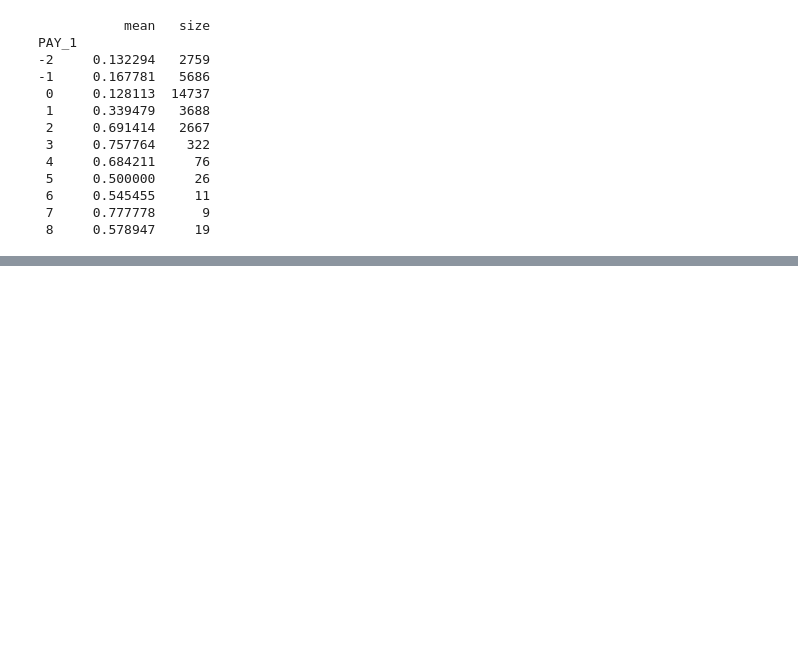
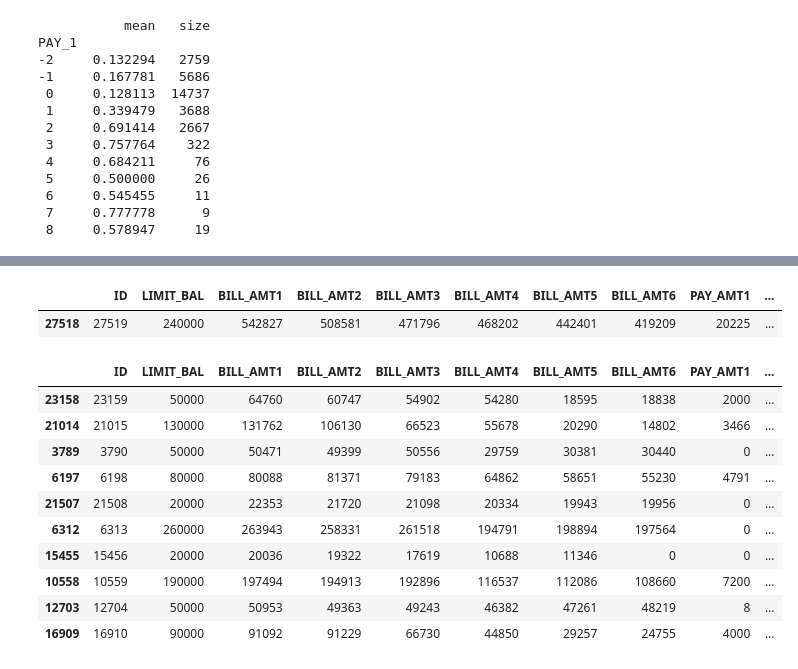
Before and after one commit to Luben69/Default-of-Credit-Card-Clients, a Jupyter notebook: Untitled.ipynb, the cells around one changed output, grey strips where cells are left out. Cells and saved outputs as stored; diff of their text form; code cells hidden in the pictures; blank space fills up the shorter version.

```diff
--- a/Untitled.ipynb
+++ b/Untitled.ipynb
@@ -750,0 +1076,17 @@ PAY_1
+# %%
+col = "BILL_AMT1"
+
+q1 = df[col].quantile(0.25)
+q3 = df[col].quantile(0.75)
+iqr = q3 - q1
+
+lower = q1 - 1.5 * iqr
+upper = q3 + 1.5 * iqr
+
+outliers = df[(df[col] < lower) | (df[col] > upper)]
+
+print("Lower fence:", lower)
+print("Upper fence:", upper)
+print("Total outliers:", len(outliers))
+print("Negative outliers:", (outliers[col] < lower).sum())
+print("Positive outliers:", (outliers[col] > upper).sum())
@@ -750,0 +1184,9 @@ PAY_1
+# %%
+for i in range(1, 7):
+    col = f"BILL_AMT{i}"
+    above_limit = df[col] > df["LIMIT_BAL"]
+
+    print(
+        f"{col}: {above_limit.sum()} clients "
+        f"({above_limit.mean():.2%}) above limit"
+    )
@@ -750,0 +1224,28 @@ PAY_1
+# %%
+pay = [f"PAY_AMT{i}" for i in range(1, 7)]
+
+df.loc[
+    df["ID"] == 27519,
+    ["ID", "LIMIT_BAL"] + bill + pay
+]
+# %% [output]
+|  | ID | LIMIT_BAL | BILL_AMT1 | BILL_AMT2 | BILL_AMT3 | BILL_AMT4 | BILL_AMT5 | BILL_AMT6 | PAY_AMT1 | ... |
+| 27518 | 27519 | 240000 | 542827 | 508581 | 471796 | 468202 | 442401 | 419209 | 20225 | ... |
+# %%
+above_limit = df[df["BILL_AMT1"] > df["LIMIT_BAL"]]
+
+above_limit[["ID", "LIMIT_BAL"] + bill + pay].sample(
+    10, random_state=42
+)
+# %% [output]
+|  | ID | LIMIT_BAL | BILL_AMT1 | BILL_AMT2 | BILL_AMT3 | BILL_AMT4 | BILL_AMT5 | BILL_AMT6 | PAY_AMT1 | ... |
+| 23158 | 23159 | 50000 | 64760 | 60747 | 54902 | 54280 | 18595 | 18838 | 2000 | ... |
+| 21014 | 21015 | 130000 | 131762 | 106130 | 66523 | 55678 | 20290 | 14802 | 3466 | ... |
+| 3789 | 3790 | 50000 | 50471 | 49399 | 50556 | 29759 | 30381 | 30440 | 0 | ... |
+| 6197 | 6198 | 80000 | 80088 | 81371 | 79183 | 64862 | 58651 | 55230 | 4791 | ... |
+| 21507 | 21508 | 20000 | 22353 | 21720 | 21098 | 20334 | 19943 | 19956 | 0 | ... |
+| 6312 | 6313 | 260000 | 263943 | 258331 | 261518 | 194791 | 198894 | 197564 | 0 | ... |
+| 15455 | 15456 | 20000 | 20036 | 19322 | 17619 | 10688 | 11346 | 0 | 0 | ... |
+| 10558 | 10559 | 190000 | 197494 | 194913 | 192896 | 116537 | 112086 | 108660 | 7200 | ... |
+| 12703 | 12704 | 50000 | 50953 | 49363 | 49243 | 46382 | 47261 | 48219 | 8 | ... |
+| 16909 | 16910 | 90000 | 91092 | 91229 | 66730 | 44850 | 29257 | 24755 | 4000 | ... |
```
Also changed, not shown: parts of 37 cells of this notebook.
